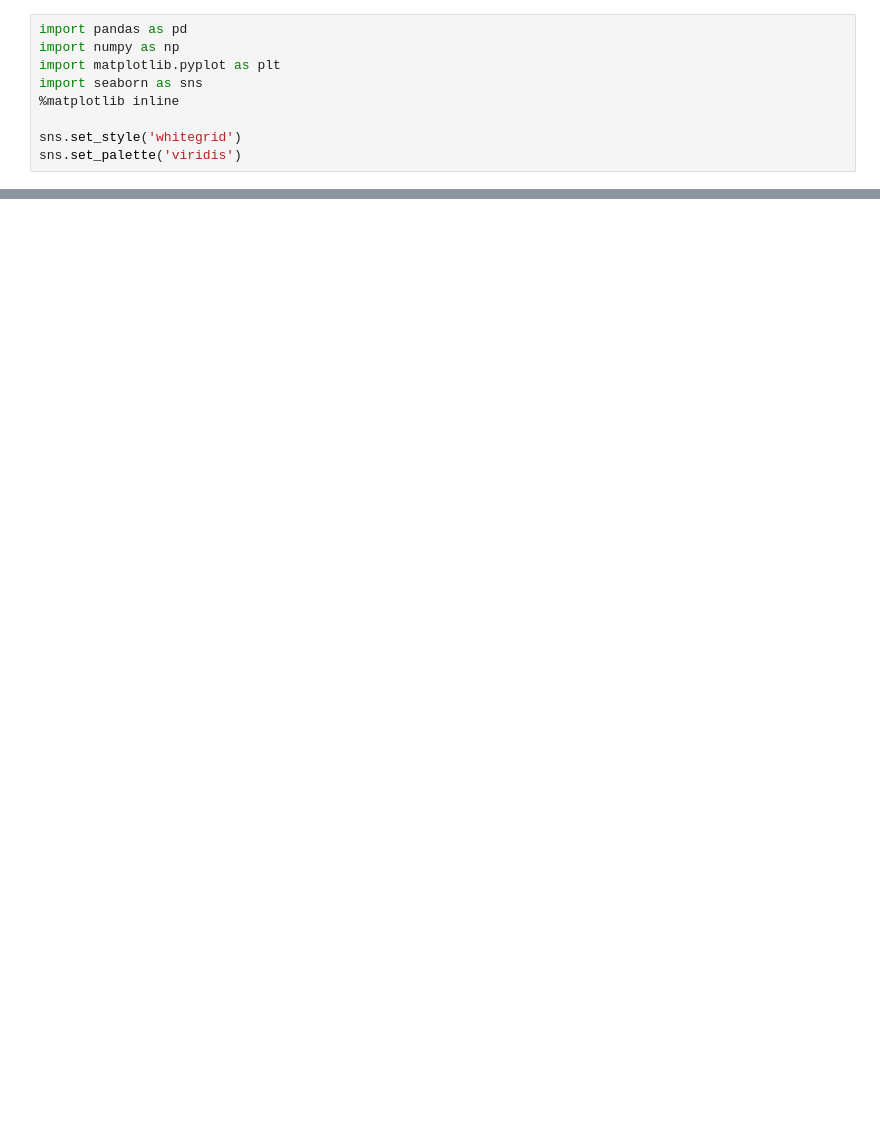
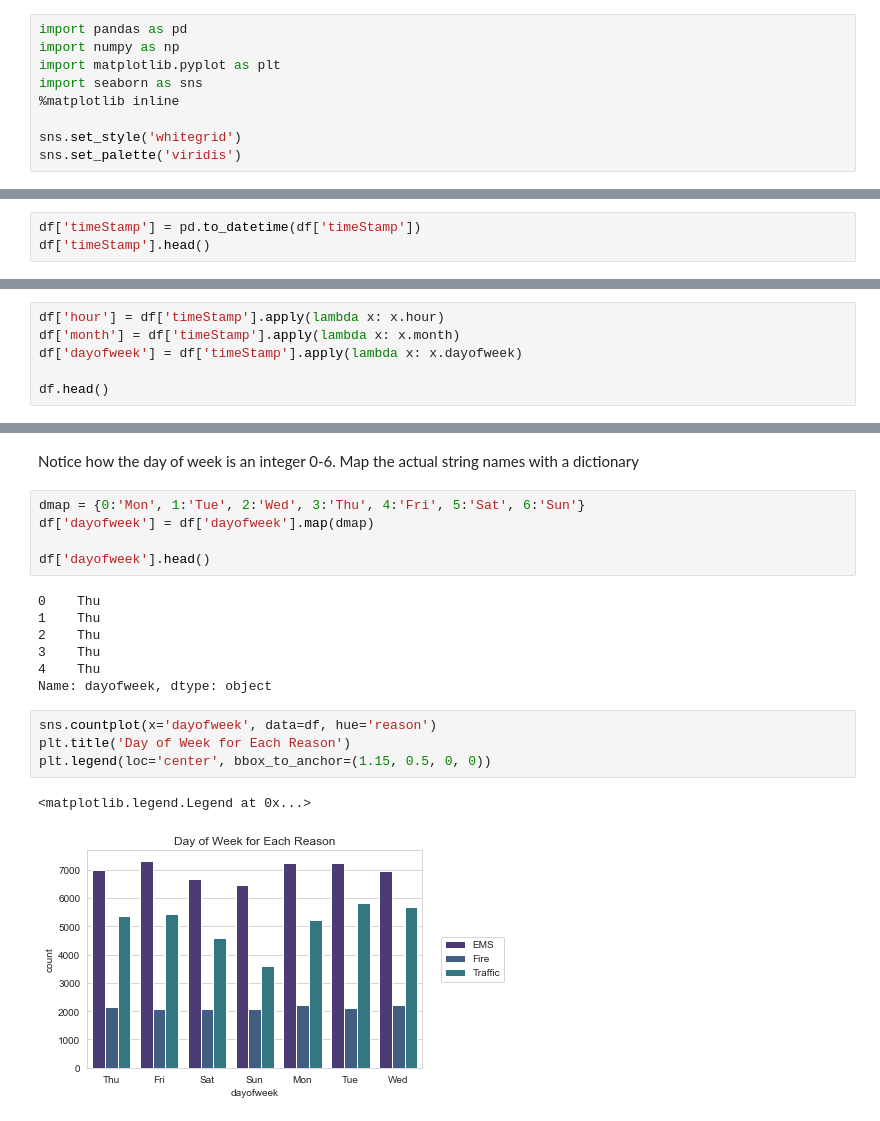
Before and after one commit to jafar-shodiq/mlearning-proj, a Jupyter notebook: project/exploring-911-calls/911.ipynb, the cells around one changed output, grey strips where cells are left out. Drawn from its saved outputs; the diff is of its cells as text; blank space fills up the shorter version.

```diff
--- a/project/exploring-911-calls/911.ipynb
+++ b/project/exploring-911-calls/911.ipynb
@@ -36,0 +123,3 @@ df = pd.read_csv('')
+# %%
+df['timeStamp'] = pd.to_datetime(df['timeStamp'])
+df['timeStamp'].head()
@@ -36,0 +135,6 @@ df = pd.read_csv('')
+# %%
+df['hour'] = df['timeStamp'].apply(lambda x: x.hour)
+df['month'] = df['timeStamp'].apply(lambda x: x.month)
+df['dayofweek'] = df['timeStamp'].apply(lambda x: x.dayofweek)
+
+df.head()
@@ -36,0 +148,21 @@ df = pd.read_csv('')
+# %% [markdown]
+Notice how the day of week is an integer 0-6. Map the actual string names with a dictionary
+# %%
+dmap = {0:'Mon', 1:'Tue', 2:'Wed', 3:'Thu', 4:'Fri', 5:'Sat', 6:'Sun'}
+df['dayofweek'] = df['dayofweek'].map(dmap)
+
+df['dayofweek'].head()
+# %% [output]
+0    Thu
+1    Thu
+2    Thu
+3    Thu
+4    Thu
+Name: dayofweek, dtype: object
+# %%
+sns.countplot(x='dayofweek', data=df, hue='reason')
+plt.title('Day of Week for Each Reason')
+plt.legend(loc='center', bbox_to_anchor=(1.15, 0.5, 0, 0))
+# %% [output]
+<matplotlib.legend.Legend at 0x...>
+[figure, added]
```
Also changed, not shown: parts of 47 cells of this notebook.
